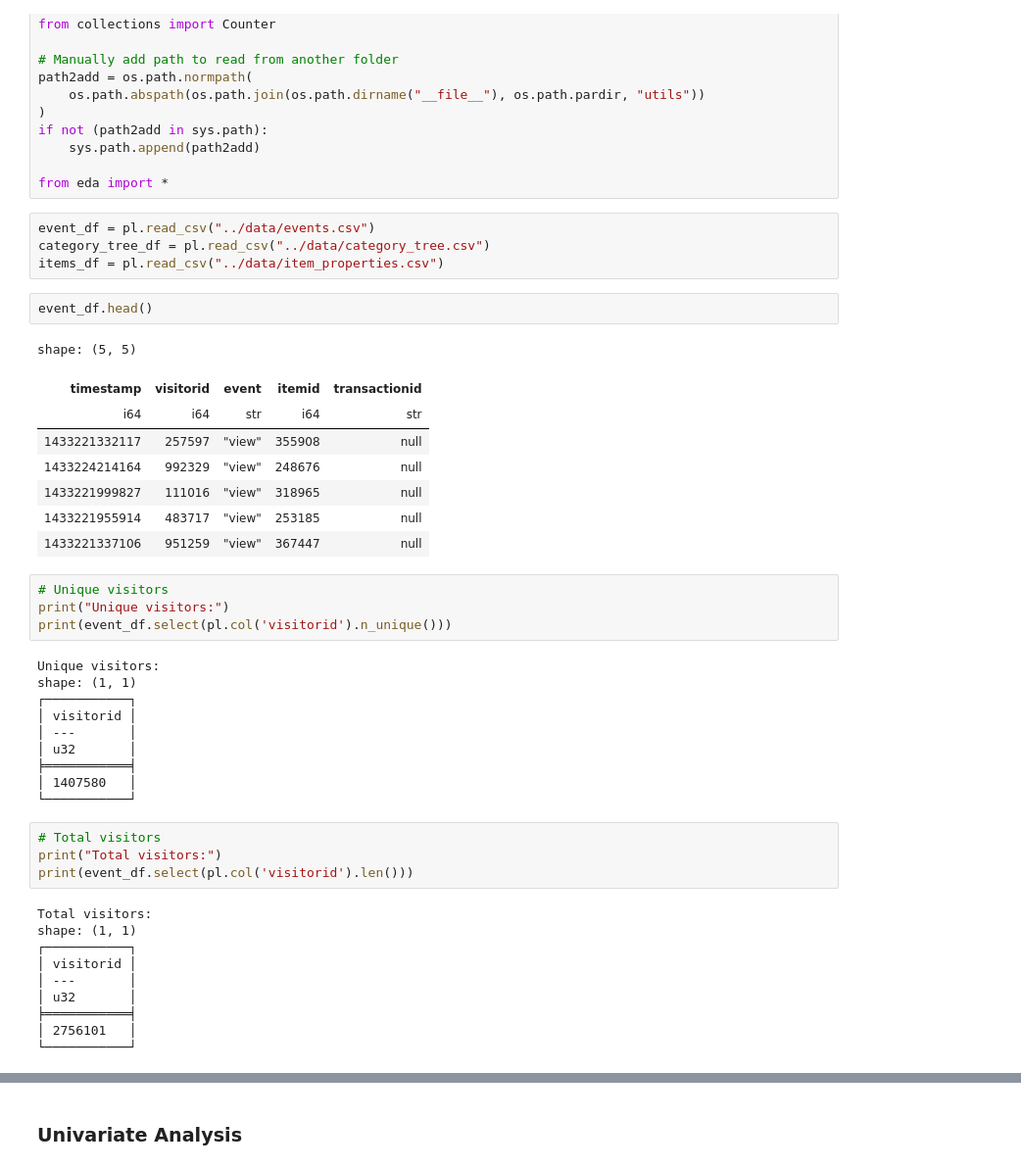
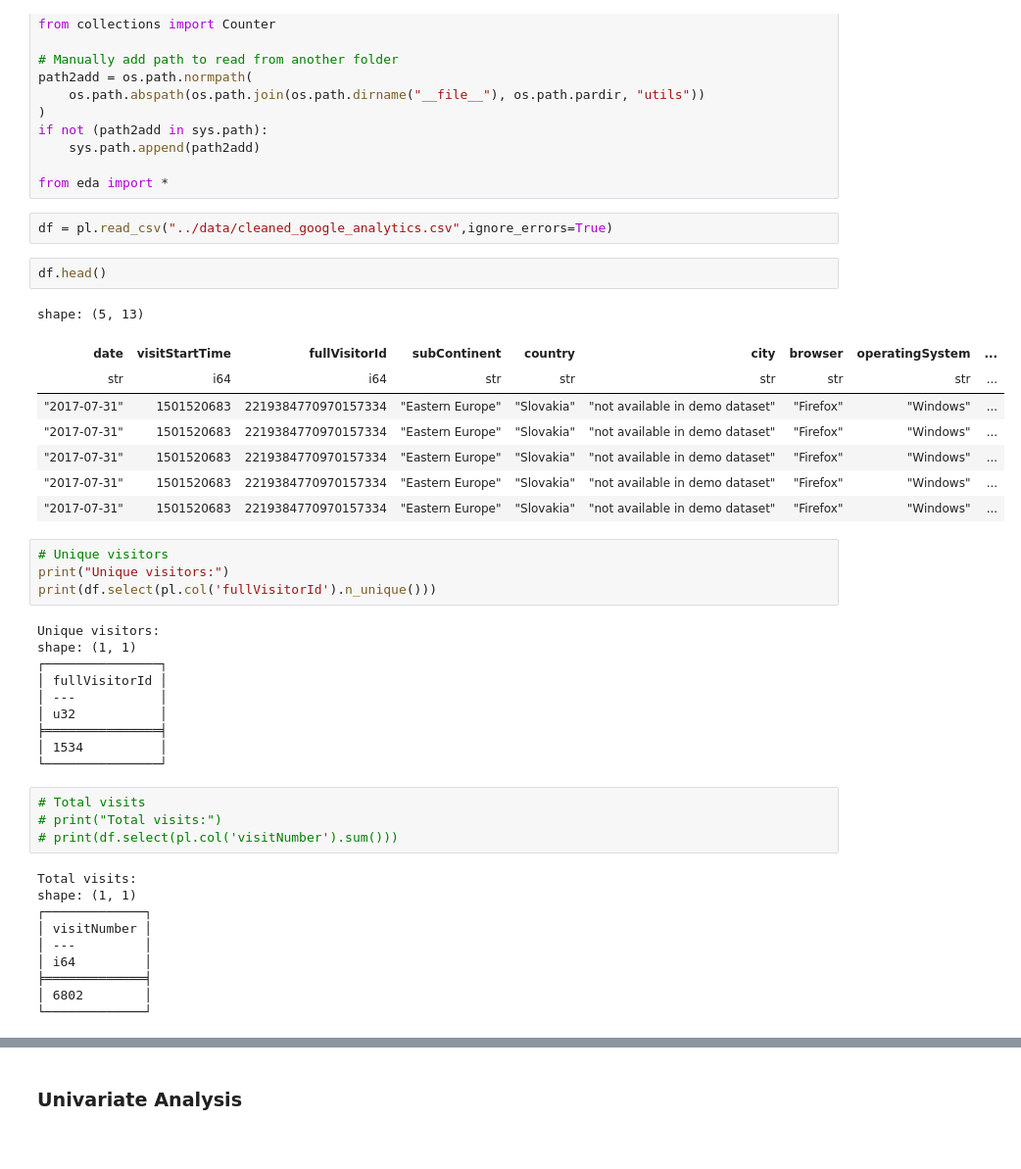
Before and after one commit to Andrew-Bordei/Data-Science, a Jupyter notebook: recommendation_system/notebooks/eda.ipynb, the cells around one changed output, grey strips where cells are left out. Shown at 98% size. Cells and saved outputs as stored; diff of their text form.

```diff
--- a/recommendation_system/notebooks/eda.ipynb
+++ b/recommendation_system/notebooks/eda.ipynb
@@ -21,46 +21,44 @@ if not (path2add in sys.path):
     sys.path.append(path2add)
 
 from eda import *
-# %%
-event_df = pl.read_csv("../data/events.csv")
-category_tree_df = pl.read_csv("../data/category_tree.csv")
-items_df = pl.read_csv("../data/item_properties.csv")
+# %%
+df = pl.read_csv("../data/cleaned_google_analytics.csv",ignore_errors=True)
 # %%
-event_df.head()
+df.head()
 # %% [output]
-shape: (5, 5)
+shape: (5, 13)
-| timestamp | visitorid | event | itemid | transactionid |
-| i64 | i64 | str | i64 | str |
-| 1433221332117 | 257597 | "view" | 355908 | null |
-| 1433224214164 | 992329 | "view" | 248676 | null |
-| 1433221999827 | 111016 | "view" | 318965 | null |
-| 1433221955914 | 483717 | "view" | 253185 | null |
-| 1433221337106 | 951259 | "view" | 367447 | null |
+| date | visitStartTime | fullVisitorId | subContinent | country | city | browser | operatingSystem | ... |
+| str | i64 | i64 | str | str | str | str | str | ... |
+| "2017-07-31" | 1501520683 | 2219384770970157334 | "Eastern Europe" | "Slovakia" | "not available in demo dataset" | "Firefox" | "Windows" | ... |
+| "2017-07-31" | 1501520683 | 2219384770970157334 | "Eastern Europe" | "Slovakia" | "not available in demo dataset" | "Firefox" | "Windows" | ... |
+| "2017-07-31" | 1501520683 | 2219384770970157334 | "Eastern Europe" | "Slovakia" | "not available in demo dataset" | "Firefox" | "Windows" | ... |
+| "2017-07-31" | 1501520683 | 2219384770970157334 | "Eastern Europe" | "Slovakia" | "not available in demo dataset" | "Firefox" | "Windows" | ... |
+| "2017-07-31" | 1501520683 | 2219384770970157334 | "Eastern Europe" | "Slovakia" | "not available in demo dataset" | "Firefox" | "Windows" | ... |
 # %%
 # Unique visitors
 print("Unique visitors:")
-print(event_df.select(pl.col('visitorid').n_unique()))
+print(df.select(pl.col('fullVisitorId').n_unique()))
 # %% [output]
 Unique visitors:
 shape: (1, 1)
-┌───────────┐
-│ visitorid │
-│ ---       │
-│ u32       │
-╞═══════════╡
-│ 1407580   │
-└───────────┘
+┌───────────────┐
+│ fullVisitorId │
+│ ---           │
+│ u32           │
+╞═══════════════╡
+│ 1534          │
+└───────────────┘
 # %%
-# Total visitors
-print("Total visitors:")
-print(event_df.select(pl.col('visitorid').len()))
+# Total visits
+# print("Total visits:")
+# print(df.select(pl.col('visitNumber').sum()))
 # %% [output]
-Total visitors:
+Total visits:
 shape: (1, 1)
-┌───────────┐
-│ visitorid │
-│ ---       │
-│ u32       │
-╞═══════════╡
-│ 2756101   │
-└───────────┘
+┌─────────────┐
+│ visitNumber │
+│ ---         │
+│ i64         │
+╞═════════════╡
+│ 6802        │
+└─────────────┘
```
Also changed, not shown: parts of 11 cells of this notebook, 3 other files.
